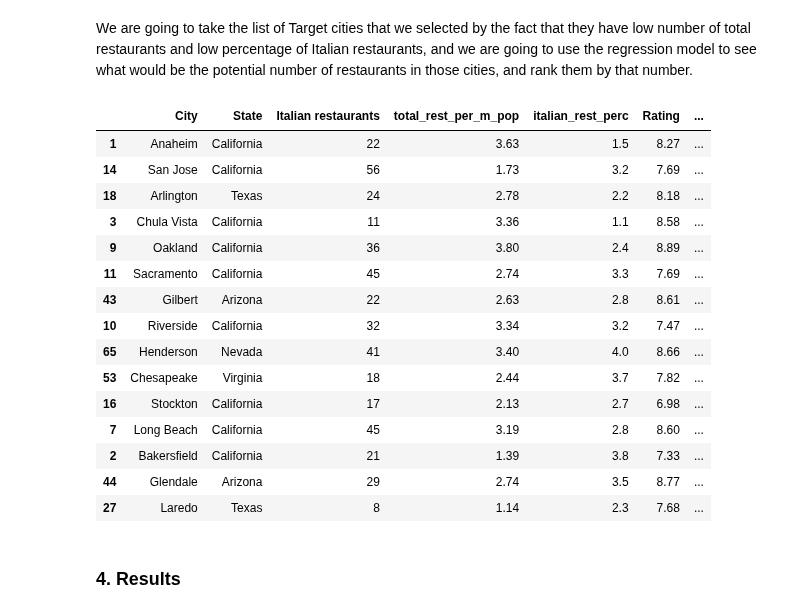
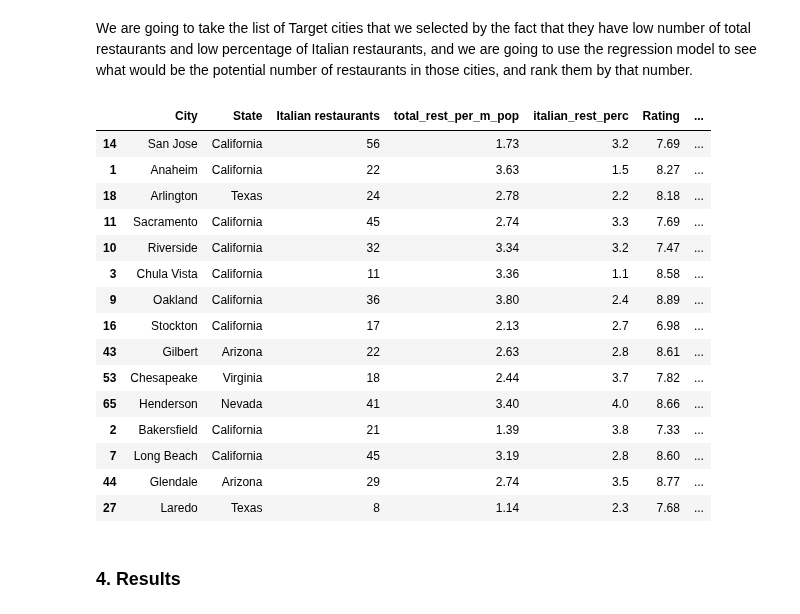
Before and after one commit to idejuan/data_science, a Jupyter notebook: Final_Project_DSPC_w02.ipynb, the cells around one changed output. Saved outputs shown, nothing was run; the diff lists cells and outputs as text; code cells hidden in the pictures.

```diff
--- a/Final_Project_DSPC_w02.ipynb
+++ b/Final_Project_DSPC_w02.ipynb
@@ -964,12 +961,12 @@ cols_x = ['Other restaurants', 'Diversity','Population','Population density','Ra
 
 
 # Scaling the dataset
+# X = np.asanyarray(df_cities_r[cols_x])
+X = df_cities_r[cols_x]
+scaler_x = MinMaxScaler().fit(X)
 
-x = np.asanyarray(df_cities_r[cols_x])
-scaler_x = MinMaxScaler().fit(x)
-
-
-y = np.asanyarray(df_cities_r[['Italian restaurants']])
+# y = np.asanyarray(df_cities_r[['Italian restaurants']])
+y = df_cities_r[['Italian restaurants']]
 scaler_y = MinMaxScaler().fit(y)
 
 
@@ -1127,35 +1134,35 @@ We are going to take the list of Target cities that we selected by the fact that
 # %%
 # We calculate the predicted number of restaurants using the Linear
 # Regression model.
-predicted_number_italian_rest = scaler_y.inverse_transform(regr.predict(scaler_x.transform(x[target_index_list])))
+predicted_number_italian_rest = scaler_y.inverse_transform(regr.predict(scaler_x.transform(np.asanyarray(X)[target_index_list])))
 #print(predicted_number_italian_rest)
 
 
 # print(len(predicted_number_italian_rest))
 # df_target.shape
 
 df_target['predicted_rest'] = predicted_number_italian_rest.astype(int)
 # df_target['predicted_rest'] = df_target['predicted_rest'].astype(int)
 df_target.head()
 #print(scaler_x.inverse_transform(x[[14]]))
 #scaler_y.inverse_transform(regr.predict(x[[14]]))
 df_target['predicted_gap'] = df_target['predicted_rest']-df_target['Italian restaurants']
 df_target.sort_values(by = ['predicted_gap'], ascending = False)
 # %% [output]
 |  | City | State | Italian restaurants | total_rest_per_m_pop | italian_rest_perc | Rating | ... |
+| 14 | San Jose | California | 56 | 1.73 | 3.2 | 7.69 | ... |
 | 1 | Anaheim | California | 22 | 3.63 | 1.5 | 8.27 | ... |
-| 14 | San Jose | California | 56 | 1.73 | 3.2 | 7.69 | ... |
 | 18 | Arlington | Texas | 24 | 2.78 | 2.2 | 8.18 | ... |
+| 11 | Sacramento | California | 45 | 2.74 | 3.3 | 7.69 | ... |
+| 10 | Riverside | California | 32 | 3.34 | 3.2 | 7.47 | ... |
 | 3 | Chula Vista | California | 11 | 3.36 | 1.1 | 8.58 | ... |
 | 9 | Oakland | California | 36 | 3.80 | 2.4 | 8.89 | ... |
-| 11 | Sacramento | California | 45 | 2.74 | 3.3 | 7.69 | ... |
+| 16 | Stockton | California | 17 | 2.13 | 2.7 | 6.98 | ... |
 | 43 | Gilbert | Arizona | 22 | 2.63 | 2.8 | 8.61 | ... |
-| 10 | Riverside | California | 32 | 3.34 | 3.2 | 7.47 | ... |
+| 53 | Chesapeake | Virginia | 18 | 2.44 | 3.7 | 7.82 | ... |
 | 65 | Henderson | Nevada | 41 | 3.40 | 4.0 | 8.66 | ... |
-| 53 | Chesapeake | Virginia | 18 | 2.44 | 3.7 | 7.82 | ... |
-| 16 | Stockton | California | 17 | 2.13 | 2.7 | 6.98 | ... |
+| 2 | Bakersfield | California | 21 | 1.39 | 3.8 | 7.33 | ... |
 | 7 | Long Beach | California | 45 | 3.19 | 2.8 | 8.60 | ... |
-| 2 | Bakersfield | California | 21 | 1.39 | 3.8 | 7.33 | ... |
 | 44 | Glendale | Arizona | 29 | 2.74 | 3.5 | 8.77 | ... |
 | 27 | Laredo | Texas | 8 | 1.14 | 2.3 | 7.68 | ... |
 # %% [markdown]
```
Also changed, not shown: parts of 11 cells of this notebook.
